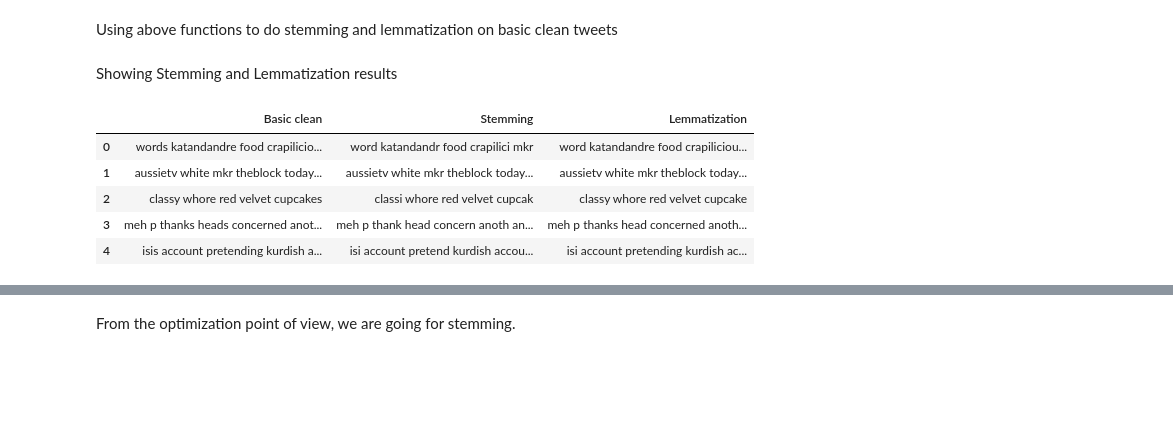
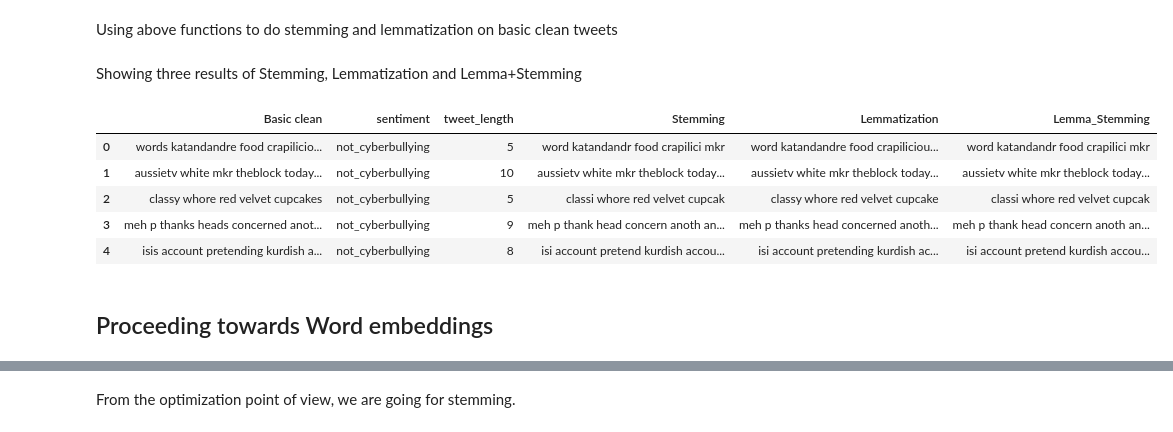
Before and after one commit to vishal19217/CyberBullying_Sentiment_Analysis, a Jupyter notebook: ML_Project_PreProcessing.ipynb, the cells around one changed output, grey strips where cells are left out. Saved outputs shown, nothing was run; the diff lists cells and outputs as text; code cells hidden in the pictures; blank space fills up the shorter version.

Commit message:
Compared stemming,lemmatzation and lemma_stemming results on tf-idf and bag of words

```diff
--- a/ML_Project_PreProcessing.ipynb
+++ b/ML_Project_PreProcessing.ipynb
@@ -193,0 +213,2 @@ basic_clean_df.head()
+# %%
+basic_clean_df = basic_clean_df[basic_clean_df['sentiment'] != "other_cyberbullying"]
@@ -193,0 +226,8 @@ basic_clean_df.head()
+# %%
+text_length = []
+for text in basic_clean_df['Basic clean']:
+  tweet_length = len(text.split())
+  text_length.append(tweet_length)
+
+basic_clean_df['tweet_length'] = text_length
+basic_clean_df.head()
@@ -193,0 +258,2 @@ basic_clean_df.head()
+# %%
+basic_clean_df = basic_clean_df[(basic_clean_df['tweet_length'] <= 100) & (basic_clean_df['tweet_length'] >0)]
@@ -218,23 +301,33 @@ Using above functions to do stemming and lemmatization on basic clean tweets
 # For stemming and lemmatization
 stem_tweets = []
 lemma_tweets = []
+lemma_stem_tweets = [];
+
+# For stemming and lemmatization
 for text in basic_clean_df['Basic clean']:
   stem_tweets.append(stemming(text));      # Stemming
   lemma_tweets.append(lemmatize(text));    # Lemmatize
+
+# For lemmatization followed by stemming
+for text in lemma_tweets:
+  lemma_stem_tweets.append(stemming(text));
-# %% [markdown]
-Showing Stemming and Lemmatization results
+# %% [markdown]
+Showing three results of Stemming, Lemmatization and Lemma+Stemming
 # %%
 basic_clean_df['Stemming'] = stem_tweets;
 basic_clean_df['Lemmatization'] = lemma_tweets;
+basic_clean_df['Lemma_Stemming'] = lemma_stem_tweets;
 basic_clean_df.head()
 
 # We can see that in stemming is just removing last few characters of words.
 # Whereas lemmatization is considering context of words and converting to its
 # meaningful baseform.
 # %% [output]
-|  | Basic clean | Stemming | Lemmatization |
-| 0 | words katandandre food crapilicio... | word katandandr food crapilici mkr | word katandandre food crapiliciou... |
-| 1 | aussietv white mkr theblock today... | aussietv white mkr theblock today... | aussietv white mkr theblock today... |
-| 2 | classy whore red velvet cupcakes | classi whore red velvet cupcak | classy whore red velvet cupcake |
-| 3 | meh p thanks heads concerned anot... | meh p thank head concern anoth an... | meh p thanks head concerned anoth... |
-| 4 | isis account pretending kurdish a... | isi account pretend kurdish accou... | isi account pretending kurdish ac... |
+|  | Basic clean | sentiment | tweet_length | Stemming | Lemmatization | Lemma_Stemming |
+| 0 | words katandandre food crapilicio... | not_cyberbullying | 5 | word katandandr food crapilici mkr | word katandandre food crapiliciou... | word katandandr food crapilici mkr |
+| 1 | aussietv white mkr theblock today... | not_cyberbullying | 10 | aussietv white mkr theblock today... | aussietv white mkr theblock today... | aussietv white mkr theblock today... |
+| 2 | classy whore red velvet cupcakes | not_cyberbullying | 5 | classi whore red velvet cupcak | classy whore red velvet cupcake | classi whore red velvet cupcak |
+| 3 | meh p thanks heads concerned anot... | not_cyberbullying | 9 | meh p thank head concern anoth an... | meh p thanks head concerned anoth... | meh p thank head concern anoth an... |
+| 4 | isis account pretending kurdish a... | not_cyberbullying | 8 | isi account pretend kurdish accou... | isi account pretending kurdish ac... | isi account pretend kurdish accou... |
+# %% [markdown]
+## Proceeding towards Word embeddings
```
Also changed, not shown: parts of 66 cells of this notebook.
